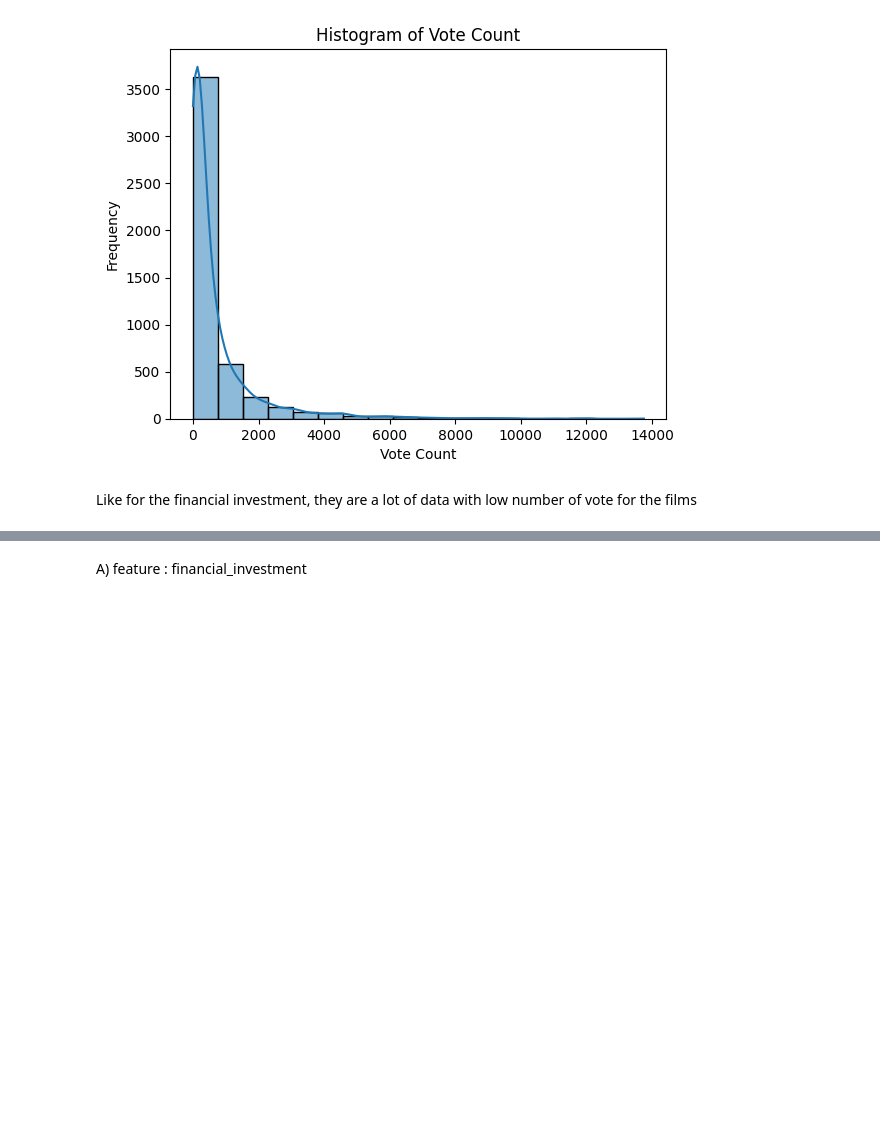
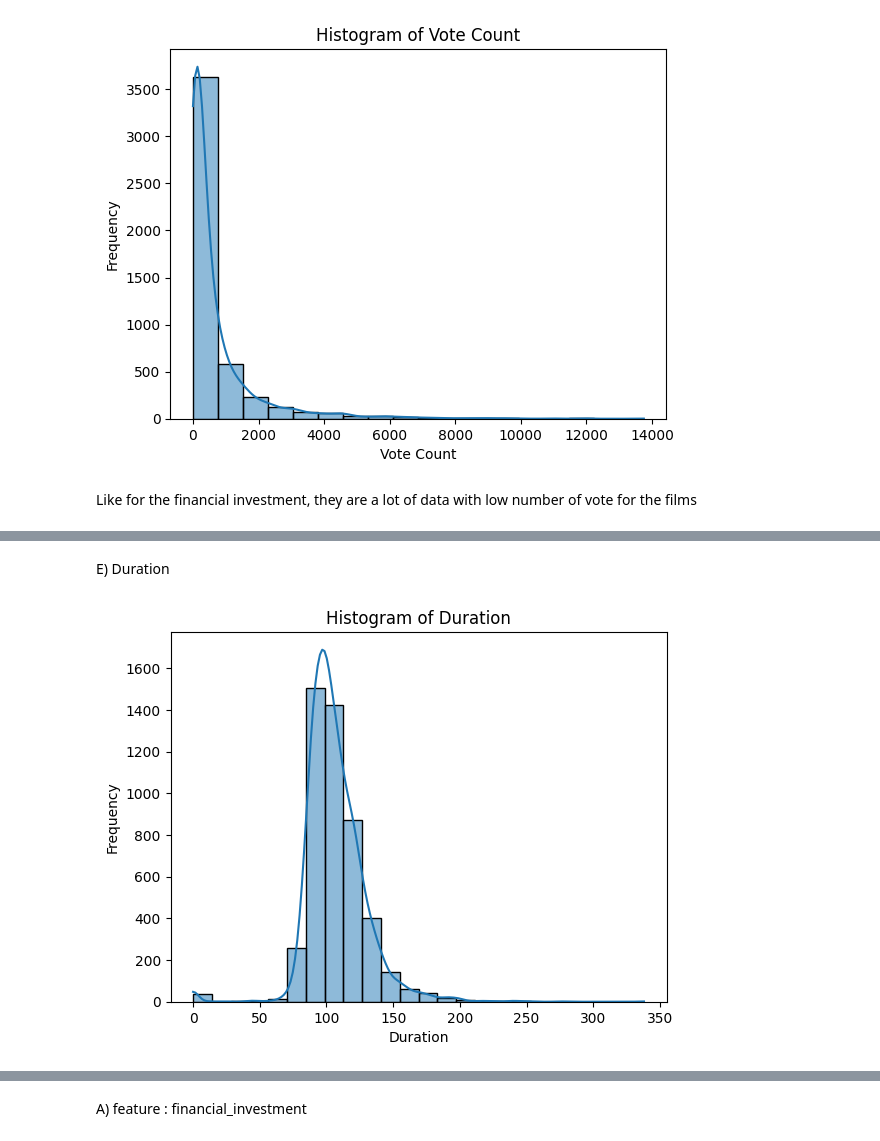
Before and after one commit to corentinmaillard/IA_Project, a Jupyter notebook: file.ipynb, the cells around one changed output, grey strips where cells are left out. Drawn from its saved outputs; the diff is of its cells as text; code cells hidden in the pictures; blank space fills up the shorter version.

```diff
--- a/file.ipynb
+++ b/file.ipynb
@@ -269,0 +292,10 @@ Like for the financial investment, they are a lot of data with low number of vot
+# %% [markdown]
+E) Duration
+# %%
+sns.histplot(data_combind['duration'], bins=24, kde=True)
+plt.title('Histogram of Duration')
+plt.xlabel('Duration')
+plt.ylabel('Frequency')
+plt.show()
+# %% [output]
+[figure, added]
```
Also changed, not shown: parts of 19 cells of this notebook.
